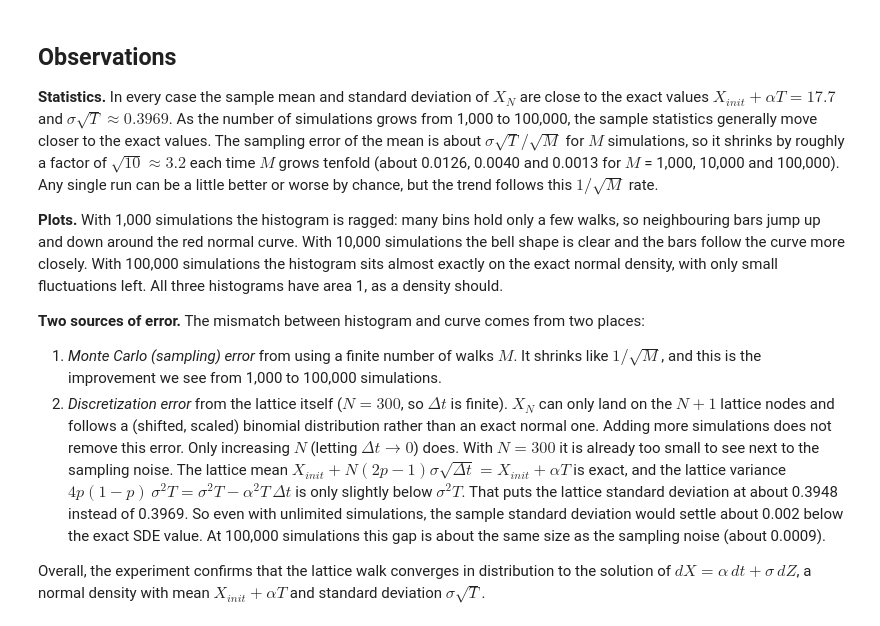
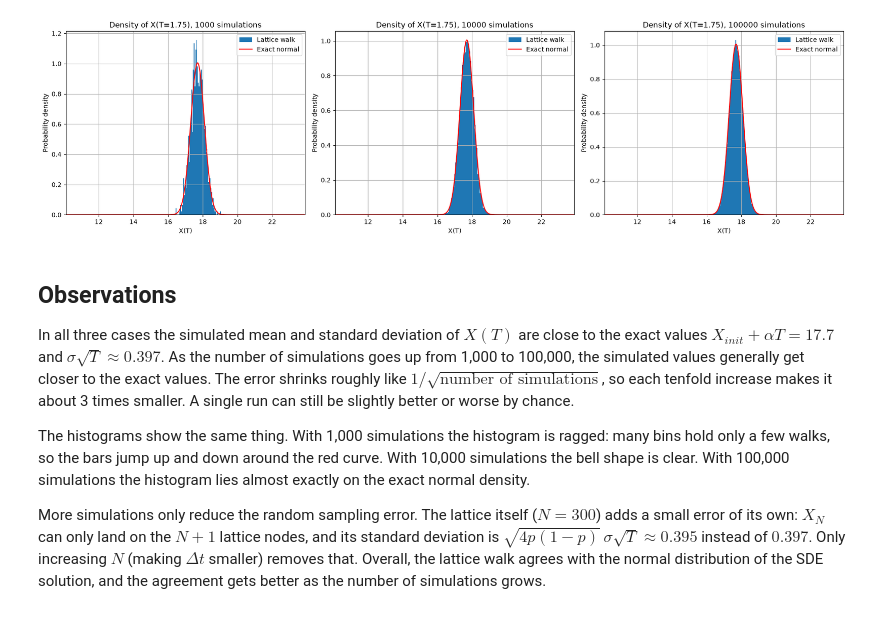
Before and after one commit to matthewli973/Projects, a Jupyter notebook: lattice_walk/lattice_walk.ipynb, the cells around one changed output. Drawn from its saved outputs; the diff is of its cells as text; code cells hidden in the pictures.

```diff
--- a/lattice_walk/lattice_walk.ipynb
+++ b/lattice_walk/lattice_walk.ipynb
@@ -110,0 +21,18 @@ for n_sims in sim_counts:
+# %%
+final_values_result = [] # Storage of the final values X(T) for each set of simulations
+
+for n_sim in sim_counts:
+    X = np.full(n_sim, X_init, dtype=float) # current value of X for every simulation (one lattice column only)
+    t = 0
+    n_steps = 0
+    while t < T:
+        t = t + dt
+        n_steps = n_steps + 1
+        U = np.random.uniform(0, 1, n_sim) # one uniform random number per simulation
+        dX = np.where(U < p, sigma*np.sqrt(dt), -sigma*np.sqrt(dt)) # up with prob p, down with prob 1-p
+        X = X + dX
+    final_values_result.append(X)
+
+    print('Number of simulations =', n_sim, ', steps taken =', n_steps)
+    print('  Simulated mean =', np.mean(X), ', exact mean =', exact_mean)
+    print('  Simulated std  =', np.std(X), ', exact std  =', exact_std)
@@ -111,12 +49,41 @@ for n_sims in sim_counts:
+# %%
+# Lattice nodes at timestep N, and N+1 bins with boundaries half-way between the nodes
+j = np.arange(N + 1)
+nodes = X_init + (2*j - N)*sigma*np.sqrt(dt)
+bin_width = 2*sigma*np.sqrt(dt)
+bin_edges = np.append(nodes - bin_width/2, nodes[-1] + bin_width/2)
+
+# Exact normal density over the same range
+x = np.linspace(bin_edges[0], bin_edges[-1], 1000)
+exact_pdf = stats.norm.pdf(x, exact_mean, exact_std)
+
+# Create the figure and subplots
+fig, axs = plt.subplots(1, 3, figsize=(18, 5))
+
+for i in range(len(sim_counts)):
+    # Plot the histogram (density=True divides each count by (total count * bin width))
+    axs[i].hist(final_values_result[i], bins=bin_edges, density=True, label='Lattice walk')
+    # Plot the exact normal distribution on top
+    axs[i].plot(x, exact_pdf, color='red', label='Exact normal')
+
+    # Set titles and labels
+    axs[i].set_title(f'Density of X(T={T}), {sim_counts[i]} simulations')
+    axs[i].set_xlabel('X(T)')
+    axs[i].set_ylabel('Probability density')
+    axs[i].set_xlim(bin_edges[0], bin_edges[-1])
+    axs[i].legend()
+    axs[i].grid(True)
+
+# Adjust layout and display the plot
+plt.tight_layout()
+plt.show()
+# %% [output]
+[figure, added]
 # %% [markdown]
 ## Observations
 
-**Statistics.** In every case the sample mean and standard deviation of $X_N$ are close to the exact values $X_{init} + \alpha T = 17.7$ and $\sigma\sqrt{T} \approx 0.3969$. As the number of simulations grows from 1,000 to 100,000, the sample statistics generally move closer to the exact values. The sampling error of the mean is about $\sigma\sqrt{T}/\sqrt{M}$ for $M$ simulations, so it shrinks by roughly a factor of $\sqrt{10} \approx 3.2$ each time $M$ grows tenfold (about 0.0126, 0.0040 and 0.0013 for $M$ = 1,000, 10,000 and 100,000). Any single run can be a little better or worse by chance, but the trend follows this $1/\sqrt{M}$ rate.
+In all three cases the simulated mean and standard deviation of $X(T)$ are close to the exact values $X_{init} + \alpha T = 17.7$ and $\sigma\sqrt{T} \approx 0.397$. As the number of simulations goes up from 1,000 to 100,000, the simulated values generally get closer to the exact values. The error shrinks roughly like $1/\sqrt{\text{number of simulations}}$, so each tenfold increase makes it about 3 times smaller. A single run can still be slightly better or worse by chance.
 
-**Plots.** With 1,000 simulations the histogram is ragged: many bins hold only a few walks, so neighbouring bars jump up and down around the red normal curve. With 10,000 simulations the bell shape is clear and the bars follow the curve more closely. With 100,000 simulations the histogram sits almost exactly on the exact normal density, with only small fluctuations left. All three histograms have area 1, as a density should.
+The histograms show the same thing. With 1,000 simulations the histogram is ragged: many bins hold only a few walks, so the bars jump up and down around the red curve. With 10,000 simulations the bell shape is clear. With 100,000 simulations the histogram lies almost exactly on the exact normal density.
 
-**Two sources of error.** The mismatch between histogram and curve comes from two places:
-1. *Monte Carlo (sampling) error* from using a finite number of walks $M$. It shrinks like $1/\sqrt{M}$, and this is the improvement we see from 1,000 to 100,000 simulations.
-2. *Discretization error* from the lattice itself ($N = 300$, so $\Delta t$ is finite). $X_N$ can only land on the $N+1$ lattice nodes and follows a (shifted, scaled) binomial distribution rather than an exact normal one. Adding more simulations does not remove this error. Only increasing $N$ (letting $\Delta t \to 0$) does. With $N = 300$ it is already too small to see next to the sampling noise. The lattice mean $X_{init} + N(2p-1)\sigma\sqrt{\Delta t} = X_{init} + \alpha T$ is exact, and the lattice variance $4p(1-p)\,\sigma^2 T = \sigma^2 T - \alpha^2 T\,\Delta t$ is only slightly below $\sigma^2 T$. That puts the lattice standard deviation at about 0.3948 instead of 0.3969. So even with unlimited simulations, the sample standard deviation would settle about 0.002 below the exact SDE value. At 100,000 simulations this gap is about the same size as the sampling noise (about 0.0009).
-
-Overall, the experiment confirms that the lattice walk converges in distribution to the solution of $dX = \alpha\,dt + \sigma\,dZ$, a normal density with mean $X_{init} + \alpha T$ and standard deviation $\sigma\sqrt{T}$.
+More simulations only reduce the random sampling error. The lattice itself ($N = 300$) adds a small error of its own: $X_N$ can only land on the $N+1$ lattice nodes, and its standard deviation is $\sqrt{4p(1-p)}\,\sigma\sqrt{T} \approx 0.395$ instead of $0.397$. Only increasing $N$ (making $\Delta t$ smaller) removes that. Overall, the lattice walk agrees with the normal distribution of the SDE solution, and the agreement gets better as the number of simulations grows.
```
Also changed, not shown: parts of 11 cells of this notebook.
